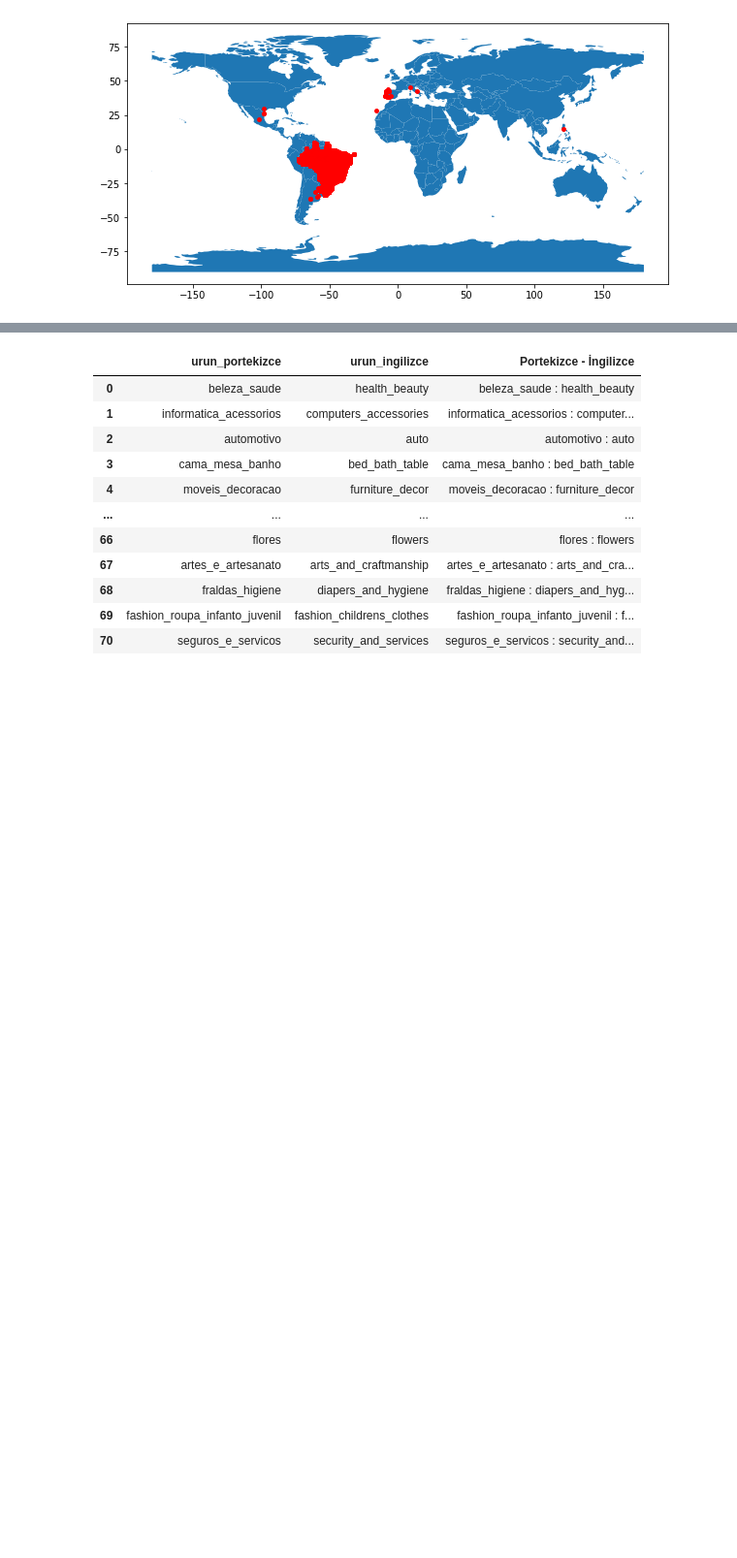
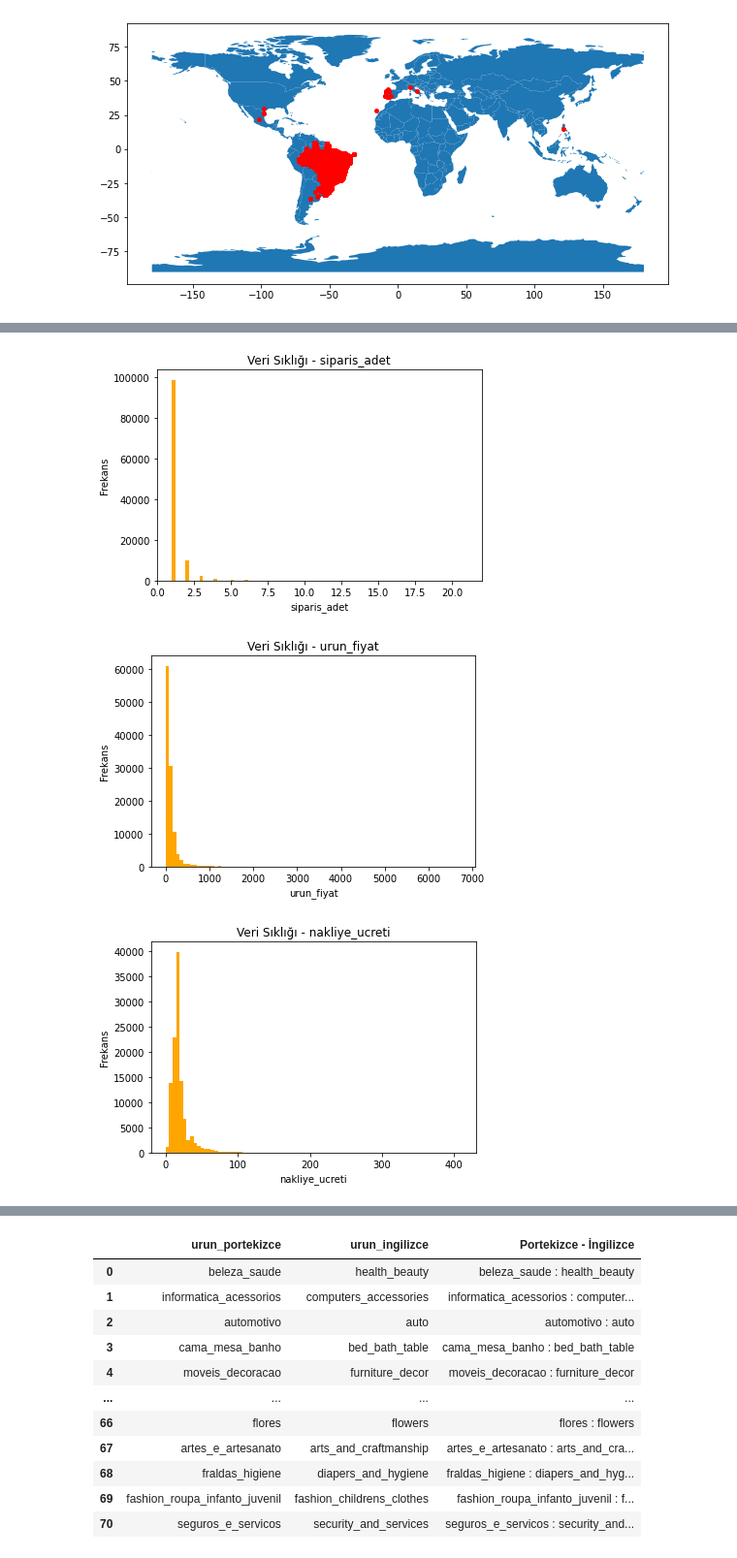
Before and after one commit to sudeokumus/womenintech_python_bitirme_projesi, a Jupyter notebook: ayrintilar.ipynb, the cells around one changed output, grey strips where cells are left out. Shown at 97% size. Saved outputs shown, nothing was run; the diff lists cells and outputs as text; code cells hidden in the pictures; blank space fills up the shorter version.

```diff
--- a/ayrintilar.ipynb
+++ b/ayrintilar.ipynb
@@ -430,0 +587,25 @@ gdf.plot(ax=world.plot(figsize=(10, 6)), marker='o', color='red', markersize=15)
+# %%
+#Sayısal değişkenler için histogram grafiği:
+
+#Öncelikli olarak histogram grafiklerini çizdireceğimiz fonksiyonu yazalım:
+
+def plotHistogram(degisken):
+  """
+    Girdi: Değişken/sütun ismi
+    Çıktı: İlgili değişkenin histogramı
+  """
+  plt.figure()
+  plt.hist(items_data[degisken], bins = 85, color = "orange") #bins -> aralık, biz 85 olsun dedik
+  plt.xlabel(degisken)
+  plt.ylabel("Frekans")
+  plt.title(f"Veri Sıklığı - {degisken}")
+  plt.show()
+
+sayısal_degisken = ["siparis_adet", "urun_fiyat", "nakliye_ucreti"]
+
+for i in sayısal_degisken:
+  plotHistogram(i)
+# %% [output]
+[figure, added]
+[figure, added]
+[figure, added]
```
Also changed, not shown: parts of 38 cells of this notebook.
